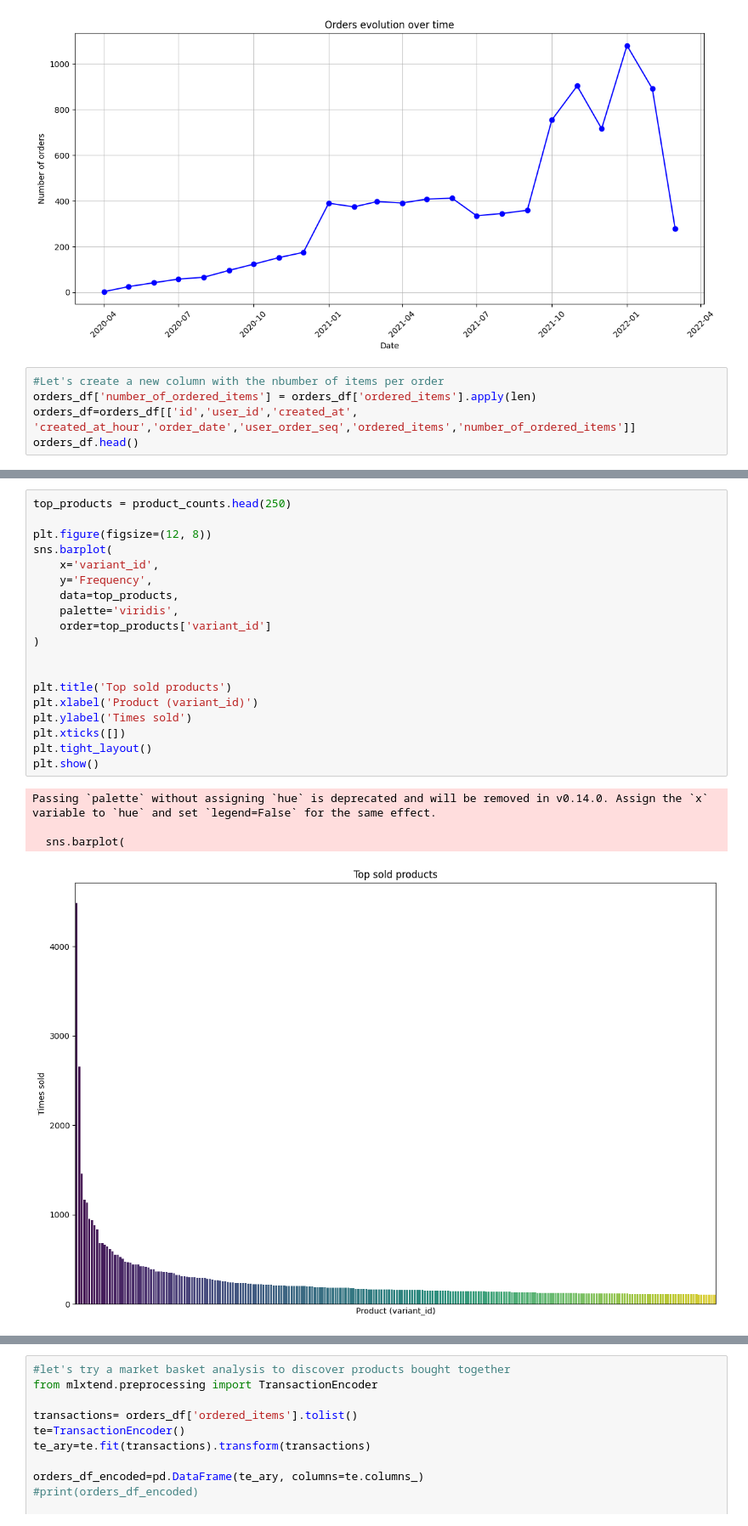
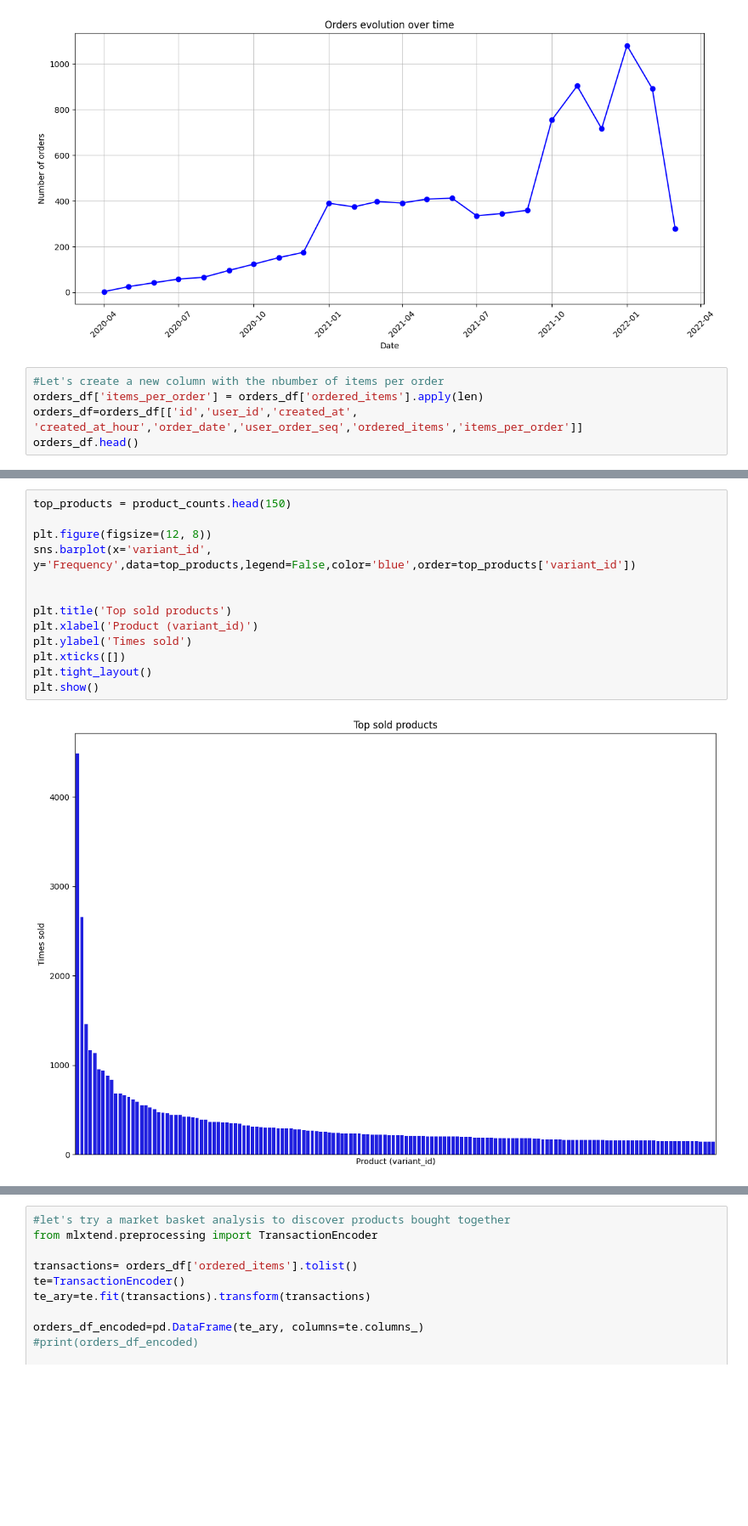
Before and after one commit to 10alexmarcos/zrive-ds, a Jupyter notebook: src/module_2/module_2_EDA.ipynb, the cells around one changed output, grey strips where cells are left out. Shown at 85% size. Saved outputs shown, nothing was run; the diff lists cells and outputs as text; blank space fills up the shorter version.

```diff
--- a/src/module_2/module_2_EDA.ipynb
+++ b/src/module_2/module_2_EDA.ipynb
@@ -101,8 +99,8 @@ Orders evolution
 [figure]
 # %%
 #Let's create a new column with the nbumber of items per order
-orders_df['number_of_ordered_items'] = orders_df['ordered_items'].apply(len)
-orders_df=orders_df[['id','user_id','created_at', 'created_at_hour','order_date','user_order_seq','ordered_items','number_of_ordered_items']]
+orders_df['items_per_order'] = orders_df['ordered_items'].apply(len)
+orders_df=orders_df[['id','user_id','created_at', 'created_at_hour','order_date','user_order_seq','ordered_items','items_per_order']]
 orders_df.head()
 # %% [output]
 |  | id | user_id | created_at | created_at_hour | order_date | user_order_seq | ordered_items | ... |
@@ -212,27 +214,18 @@ int64
 3  34081331970180       1170
 4  34284951863428       1133
 # %%
-top_products = product_counts.head(250)
+top_products = product_counts.head(150)
 
 plt.figure(figsize=(12, 8))
-sns.barplot(
-    x='variant_id',
-    y='Frequency',
-    data=top_products,
-    palette='viridis',
-    order=top_products['variant_id']
-)
+sns.barplot(x='variant_id', y='Frequency',data=top_products,legend=False,color='blue',order=top_products['variant_id'])
 
 
 plt.title('Top sold products')
 plt.xlabel('Product (variant_id)')
 plt.ylabel('Times sold')
 plt.xticks([])
 plt.tight_layout()
 plt.show()
 # %% [output]
-Passing `palette` without assigning `hue` is deprecated and will be removed in v0.14.0. Assign the `x` variable to `hue` and set `legend=False` for the same effect.
-
-  sns.barplot(
-[figure, old version]
+[figure, new version]
 # %%
```
Also changed, not shown: parts of 83 cells of this notebook.
